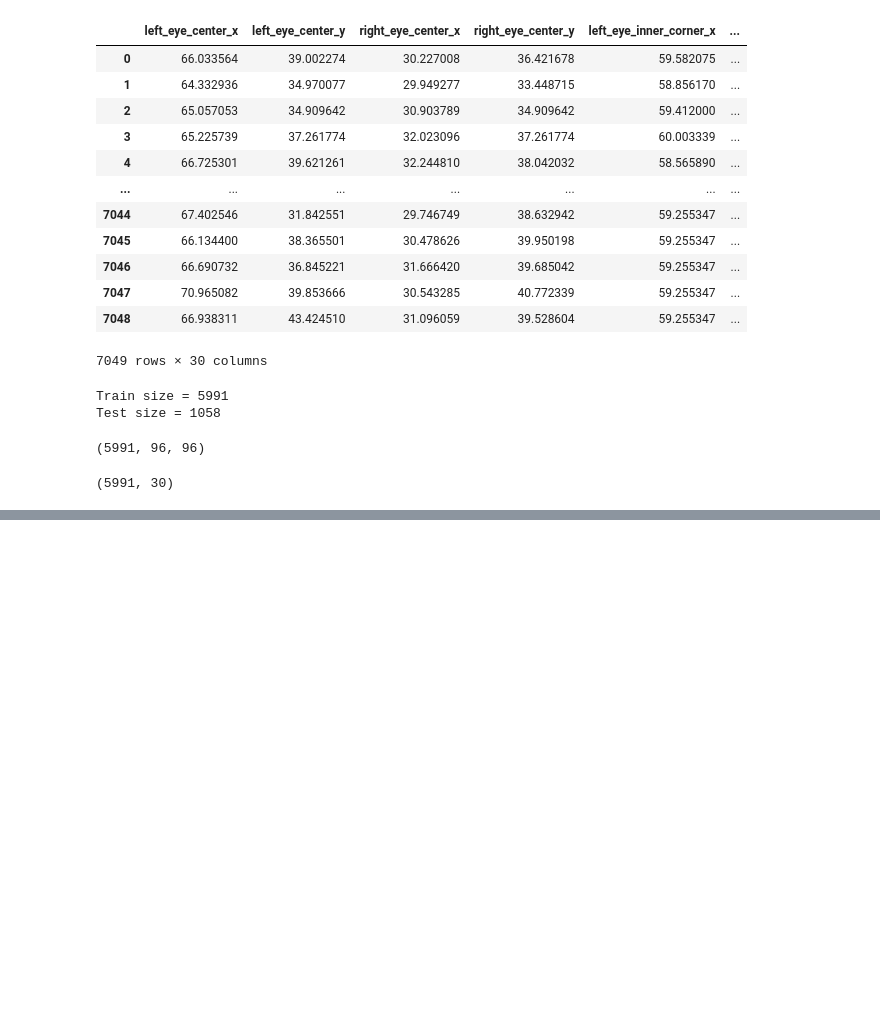
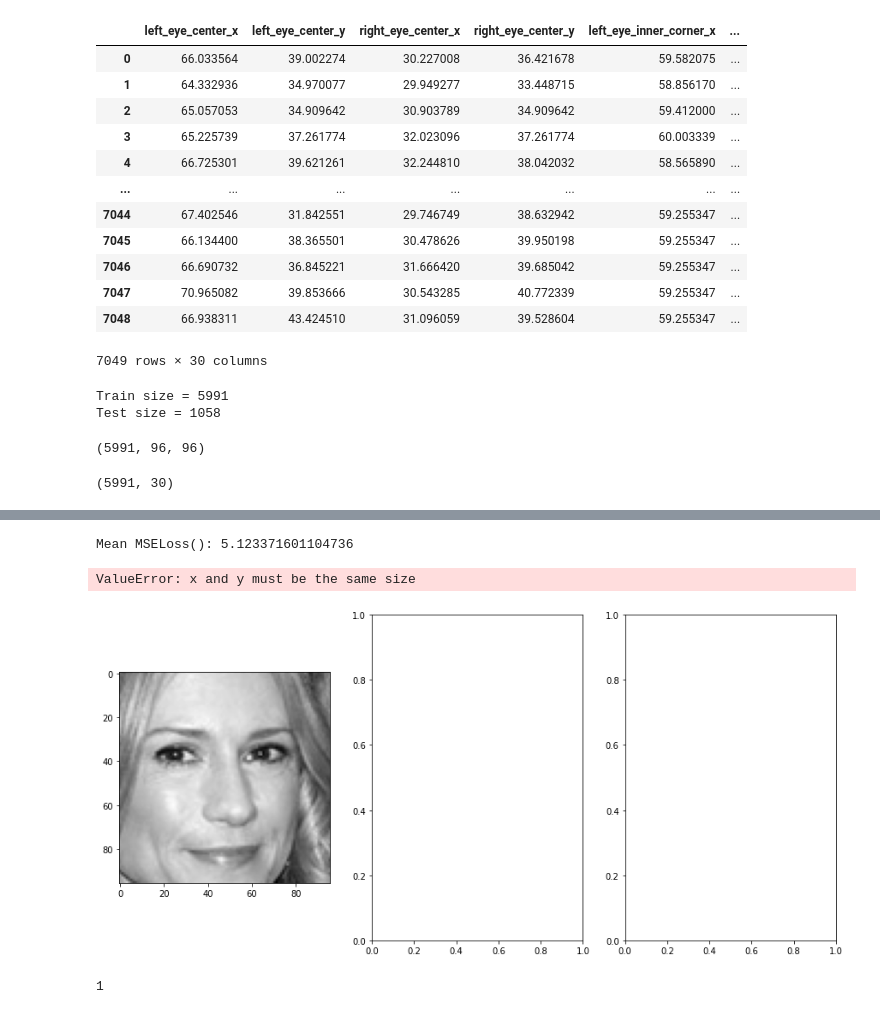
Before and after one commit to ivanshin/Facial_keypoints, a Jupyter notebook: research.ipynb, the cells around one changed output, grey strips where cells are left out. Cells and saved outputs as stored; diff of their text form; code cells hidden in the pictures; blank space fills up the shorter version.

```diff
--- a/research.ipynb
+++ b/research.ipynb
@@ -338,0 +447,50 @@ ValueError: Found input variables with inconsistent numbers of samples: [5991, 1
+# %%
+test_loader = DataLoader(dataset_test, batch_size= TEST_BATCHSIZE)
+# %%
+def model_test(model, loss_f, X, y):
+    test_losses = []
+
+    model.train()
+
+
+    some_samples_3 = []
+
+    cnt = 0
+
+    with torch.no_grad():
+        for imgs, labels in test_loader:
+
+            output = model(imgs)
+
+            if cnt == 0:
+                some_samples_3.append((imgs[0:3], output[0:3]))
+                cnt+=1
+
+            #print(output.dtype)
+            #print(labels.dtype)
+
+            loss = loss_func(output, labels)
+            test_losses.append(loss)
+
+
+    print(f'Mean {loss_f}: {np.mean(test_losses)}')
+
+    return some_samples_3
+# %%
+loss_func_test = MSELoss()
+# %%
+samples_3 = model_test(model, loss_func_test, X_np_test, y_np_test)
+# %% [output]
+Mean MSELoss(): 5.123371601104736
+# %%
+fig, axs = plt.subplots(1,3, figsize= (15, 7))
+
+for i in range(0,3):
+    show_img_with_keypoints(samples_3[0][0][0][i], samples_3[0][i], f'sample {i}', axs[i])
+# %% [output]
+ValueError: x and y must be the same size
+[figure, added]
+# %%
+len(samples_3)
+# %% [output]
+1
```
Also changed, not shown: parts of 23 cells of this notebook, 3 other files.
